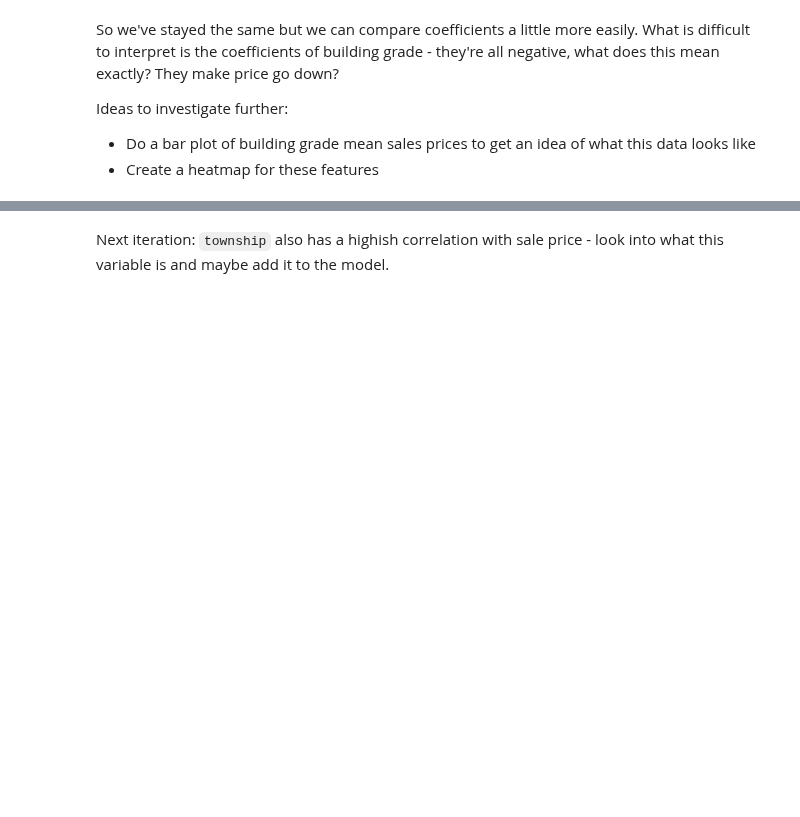
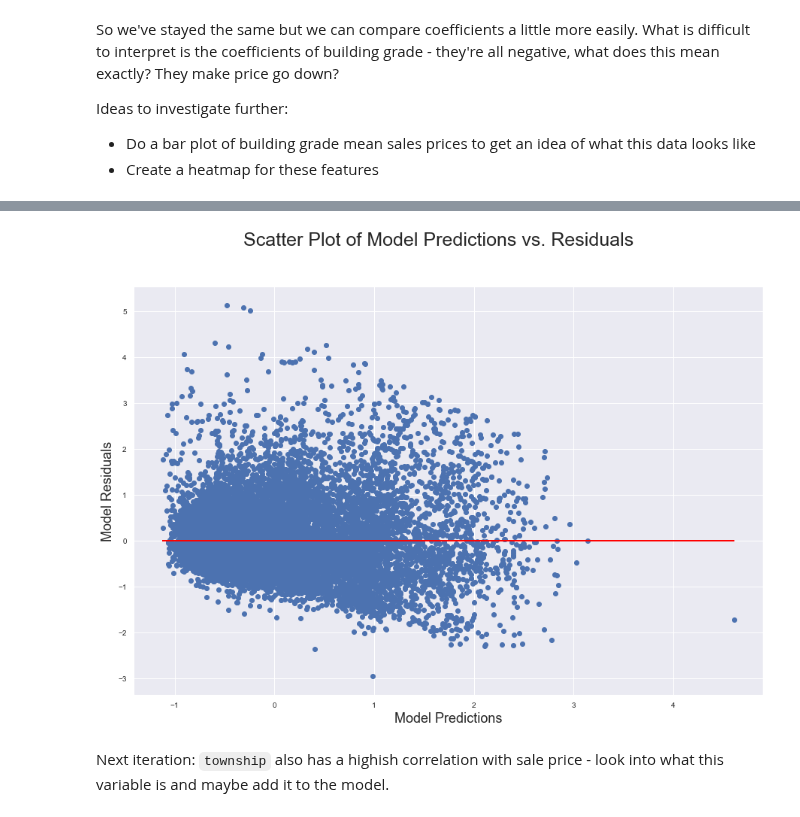
Before and after one commit to lecritch/king_county_housing_prices_linear_regression, a Jupyter notebook: exploratory/lmc_notebooks/model5_lc.ipynb, the cells around one changed output, grey strips where cells are left out. Saved outputs shown, nothing was run; the diff lists cells and outputs as text; code cells hidden in the pictures; blank space fills up the shorter version.

```diff
--- a/exploratory/lmc_notebooks/model5_lc.ipynb
+++ b/exploratory/lmc_notebooks/model5_lc.ipynb
@@ -190,8 +190,9 @@ CategoricalDtype(categories=[1, 3, 4, 5, 6, 7, 8, 9, 10, 11, 12], ordered=False)
 # create dummies
 buildgrade_dummies = pd.get_dummies(df['buildinggrade'], prefix='bldgr', drop_first=True)
 # %%
+# I actually don't want to do this
 # drop existing buildinggrade variable to be replaced by dummies
-df = df.drop('buildinggrade', axis=1)
+# df = df.drop('buildinggrade', axis=1)
 # %%
 df = pd.concat([df, buildgrade_dummies], axis=1)
 # %%
@@ -307,3 +312,7 @@ Ideas to investigate further:
+# %%
+mf.homo_assumption(model13, df)
+# %% [output]
+[figure, added]
 # %% [markdown]
 Next iteration:  `township` also has a highish correlation with sale price - look into what this variable is and maybe add it to the model.
 # %%
```
Also changed, not shown: parts of 5 cells of this notebook, 3 other files.
